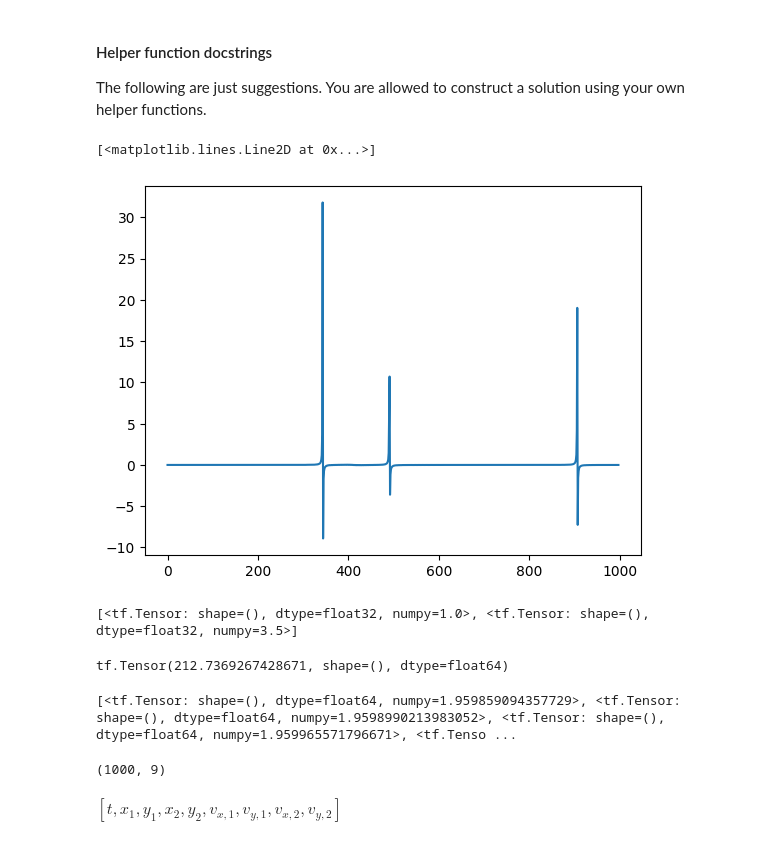
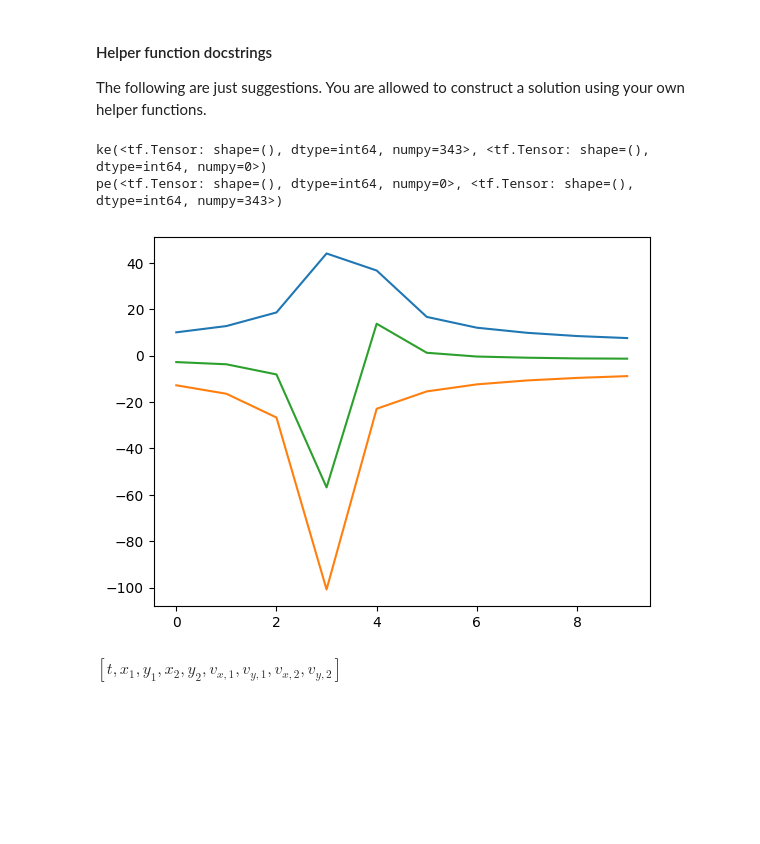
Before and after one commit to stinaper/tif285, a Jupyter notebook: doc/pub/Projects/Project2/TIF285_Project2.ipynb, the cells around one changed output. Drawn from its saved outputs; the diff is of its cells as text; code cells hidden in the pictures; blank space fills up the shorter version.

```diff
--- a/doc/pub/Projects/Project2/TIF285_Project2.ipynb
+++ b/doc/pub/Projects/Project2/TIF285_Project2.ipynb
@@ -305,7 +294,7 @@ dataset_train = tf.data.Dataset.from_tensor_slices((X_train, Y_train))
 # Fix test data
 X_test = []
 Y_test = []
-for i in range(int(test_data.shape[0]/10)):
+for i in test_data_index:
     x, y = get_data(i)
     X_test.append(x)
     Y_test.append(y)
@@ -319,8 +308,8 @@ Y_test = np.array(Y_test).reshape(-1, 4)
 dataset_test = tf.data.Dataset.from_tensor_slices((X_test, Y_test))
 # %%
 # Batch the datasets
-dataset_train = dataset_train.batch(999)
-dataset_test = dataset_test.batch(999)
+dataset_train_batch = dataset_train.batch(999*5)
+dataset_test_batch = dataset_test.batch(999*5)
 # %%
 # Create own ANN
 model = tf.keras.models.Sequential([
@@ -456,5 +445,5 @@ big_model.compile(optimizer= keras.optimizers.Adam(0.001, 0.5, 0.5),
                 loss=keras.losses.MeanAbsoluteError(),
                 metrics=['accuracy'])
 # %%
-big_history = big_model.fit(dataset_train, epochs=100, validation_data = dataset_test)
+big_history = big_model.fit(dataset_train_batch, epochs=200, validation_data = dataset_test_batch)
 # %% [output]
@@ -824,11 +813,11 @@ def relative_energy_errorALT(y, y_pred):
     error = (ke_predicted_trajectory + pe_predicted_trajectory[1:] -
                  initial_potential_energy)
     # print(f'init{initial_potential_energy}')
-    # print(f'ke{tf.math.argmax(ke_predicted_trajectory), tf.math.argmin(ke_predicted_trajectory)}')
-    # print(f'pe{tf.math.argmax(pe_predicted_trajectory[1:]), tf.math.argmin(pe_predicted_trajectory[1:])}')
-    # plt.plot(ke_predicted_trajectory[340:350])
-    # plt.plot(pe_predicted_trajectory[340:350])
-    # plt.plot((ke_predicted_trajectory+pe_predicted_trajectory[1:])[340:350])
+    print(f'ke{tf.math.argmax(ke_predicted_trajectory), tf.math.argmin(ke_predicted_trajectory)}')
+    print(f'pe{tf.math.argmax(pe_predicted_trajectory[1:]), tf.math.argmin(pe_predicted_trajectory[1:])}')
+    plt.plot(ke_predicted_trajectory[340:350])
+    plt.plot(pe_predicted_trajectory[1:][340:350])
+    plt.plot((ke_predicted_trajectory+pe_predicted_trajectory[1:])[340:350])
 
     # print(f'v{tf.math.argmax(v1[0]),tf.math.argmax(v1[1])}')
 
@@ -839,21 +828,9 @@ def relative_energy_errorALT(y, y_pred):
 # %%
 x, y = get_data(0)
 rel_energy = relative_energy_errorALT(y, y)
 #print(rel_energy)
-plt.plot(rel_energy)
+#plt.plot(rel_energy)
 # %% [output]
-[<matplotlib.lines.Line2D at 0x...>]
+ke(<tf.Tensor: shape=(), dtype=int64, numpy=343>, <tf.Tensor: shape=(), dtype=int64, numpy=0>)
+pe(<tf.Tensor: shape=(), dtype=int64, numpy=0>, <tf.Tensor: shape=(), dtype=int64, numpy=343>)
-[figure, old version]
+[figure, new version]
-# %%
-a = [1.0, 2.0, 5.5]
-print(tf_ediff1d(a))
-# %% [output]
-[<tf.Tensor: shape=(), dtype=float32, numpy=1.0>, <tf.Tensor: shape=(), dtype=float32, numpy=3.5>]
-# %%
-a = tf.constant([[1,20,5],[1,2,5]])
-t = tf.constant([1, 2, 3])
-v= tf_compute_velocities(t,a)
-ke = tf_compute_kinetic_energy(v)
-print(ke)
-# %% [output]
-tf.Tensor(212.7369267428671, shape=(), dtype=float64)
@@ -862,11 +837,3 @@ pe = tf_compute_potential_energy(p1, p2, p3)
-# %%
-print(pe)
-# %% [output]
-[<tf.Tensor: shape=(), dtype=float64, numpy=1.959859094357729>, <tf.Tensor: shape=(), dtype=float64, numpy=1.9598990213983052>, <tf.Tensor: shape=(), dtype=float64, numpy=1.959965571796671>, <tf.Tenso ...
-# %%
-print(data[0].shape)
-# %% [output]
-(1000, 9)
 # %% [markdown]
 $[t, x_1, y_1, x_2, y_2, v_{x,1}, v_{y,1}, v_{x,2}, v_{y,2}]$
 # %%
```
Also changed, not shown: parts of 27 cells of this notebook.
